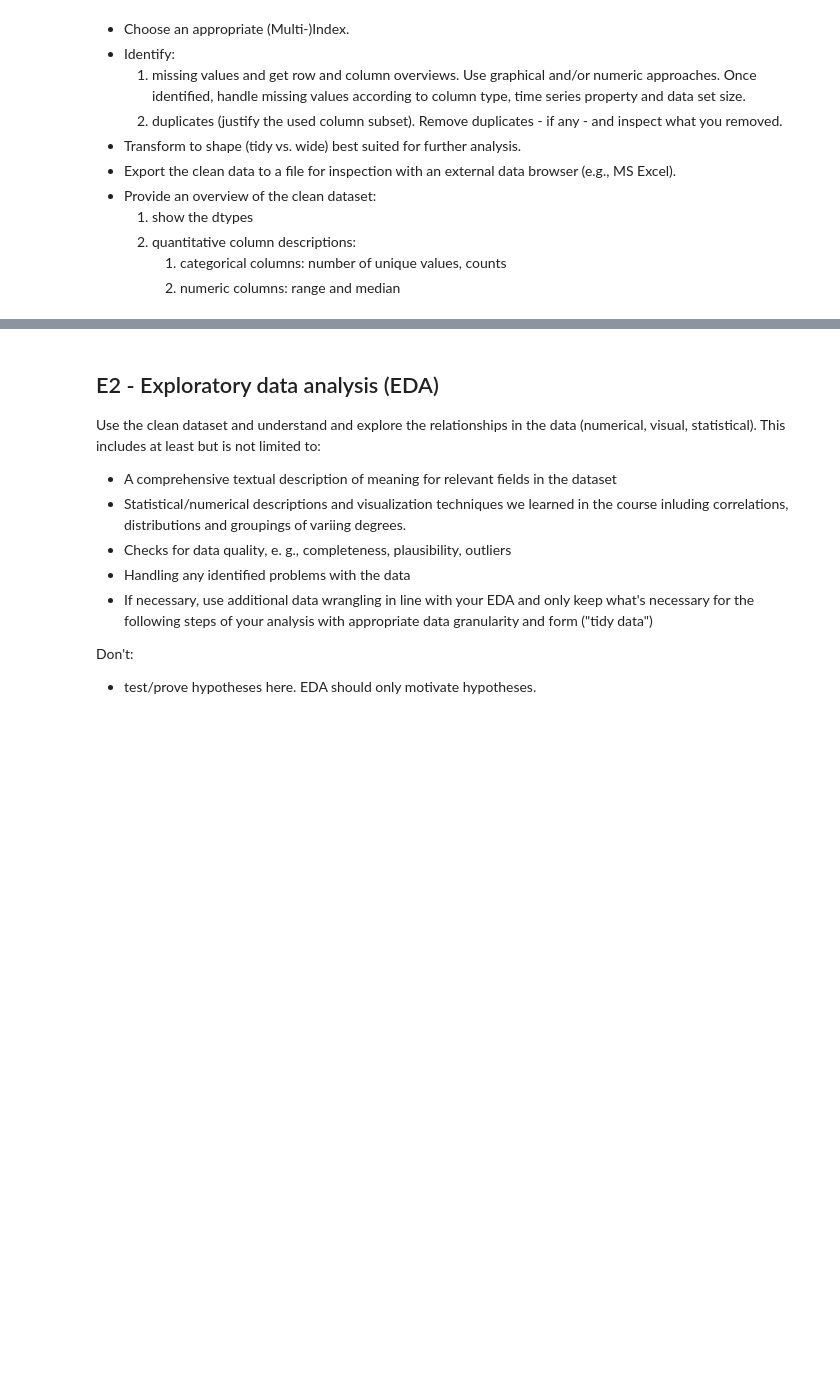
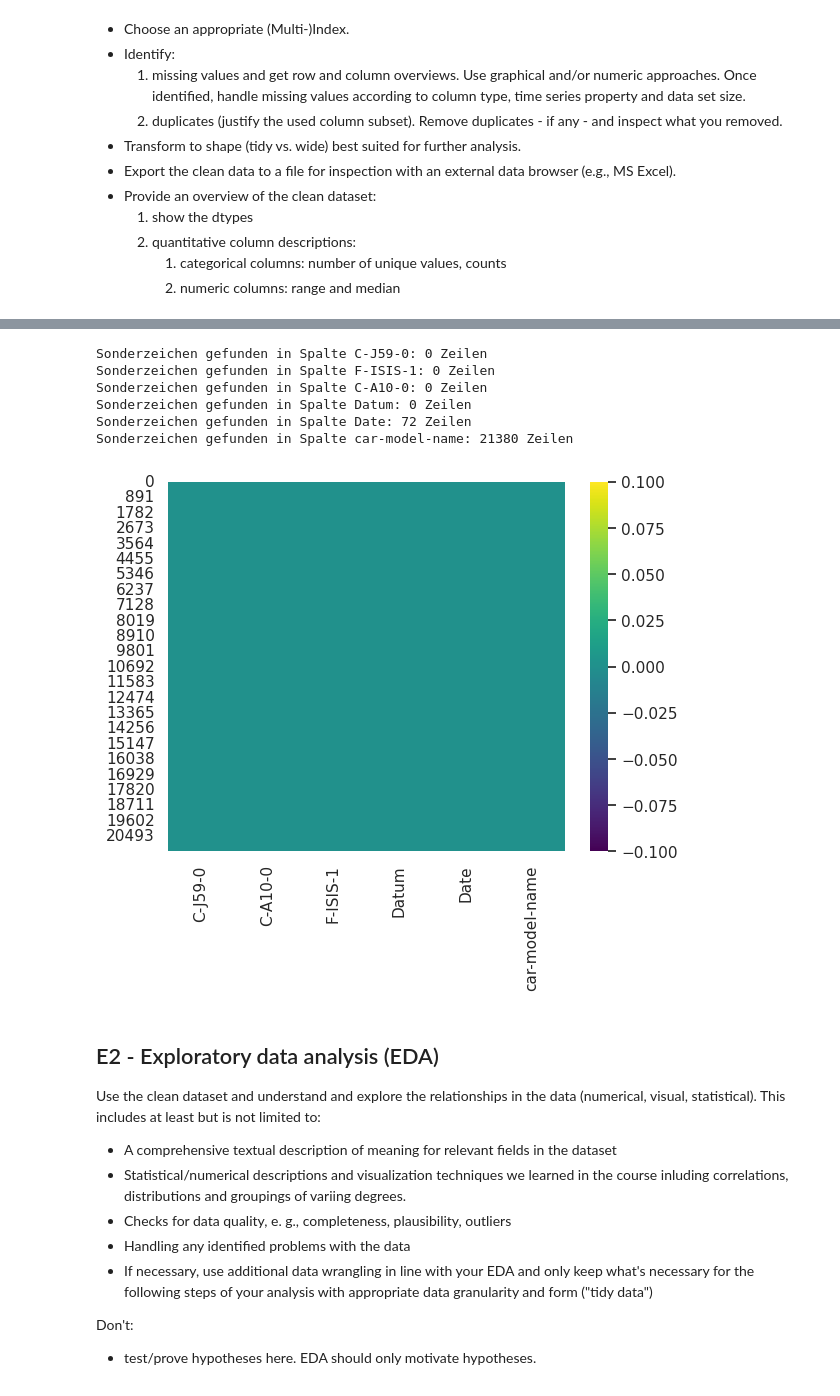
Before and after one commit to dannytheairish/fhtw-data-engineering, a Jupyter notebook: Pkw-Final.ipynb, the cells around one changed output, grey strips where cells are left out. Saved outputs shown, nothing was run; the diff lists cells and outputs as text; code cells hidden in the pictures; blank space fills up the shorter version.

Commit message:
Allgemeines Datensatz mit den Fahrzeugenmodel + Registrierungen und Datum hinzugefügt

```diff
--- a/Pkw-Final.ipynb
+++ b/Pkw-Final.ipynb
@@ -134,3 +134,48 @@ df_electro.to_csv('df_electro.csv')
+# %%
+# Allgemeines Datensatz mit dem Fahrzeug Code gemappt mit dem passenden Fahrzeugmodel sowie die Anzahl der Regestrierungen und das Datum der Registrierung
+df_nmb_of_registrations = pd.read_csv('Data/OGD_fkfzul0759_OD_PkwNZL_1.csv', sep=';')
+df_nmb_of_registrations.drop('C-EK7-0', axis=1, inplace=True)
+
+df_monthly_values = pd.read_csv('Data/OGD_fkfzul0759_OD_PkwNZL_1_C-A10-0.csv', sep=';')
+df_monthly_values.rename(columns={'name': 'Datum', 'en_name': 'Date'}, inplace=True)
+df_monthly_values = df_monthly_values[['code', 'Datum', 'Date']]
+
+df_car_name = pd.read_csv('Data/OGD_fkfzul0759_OD_PkwNZL_1_C-J59-0.csv', sep=';')
+df_car_name.rename(columns={'en_name': 'car-model-name'}, inplace=True)
+df_car_name = df_car_name[['code', 'car-model-name']]
+
+# Mergen der Datensätze
+merged_data = pd.merge(df_nmb_of_registrations, df_monthly_values, left_on='C-A10-0', right_on='code', how='left')
+merged_data = pd.merge(merged_data, df_car_name, left_on='C-J59-0', right_on='code', how='left')
+
+merged_data.drop(['code_x', 'code_y'], axis=1, inplace=True)
+
+# Entfernen von Sonderzeichen
+special_char_pattern = r'[^a-zA-Z0-9äöüÄÖÜß\s-]'
+columns_to_check = ['C-J59-0','F-ISIS-1', 'C-A10-0', 'Datum', 'Date', 'car-model-name']
+
+for column in columns_to_check:
+    merged_data[column] = merged_data[column].astype(str)
+    special_char_rows = merged_data[merged_data[column].str.contains(special_char_pattern, regex=True, na=False)]
+    count_special_chars = special_char_rows.shape[0]
+    merged_data[column] = merged_data[column].str.replace(special_char_pattern, '', regex=True)
+    print(f"Sonderzeichen gefunden in Spalte {column}: {count_special_chars} Zeilen")
+
+
+merged_data['car-model-name'] = merged_data['car-model-name'].str.replace(r'<.*?>|\d+', '', regex=True)
+merged_data['car-model-name'] = merged_data['car-model-name'].str.strip()
+
+sns.heatmap(merged_data.isnull(), cmap='viridis')
+
+merged_data.to_csv('export/Car_registrations_by_name_and_date.csv', index=False)
+# %% [output]
+Sonderzeichen gefunden in Spalte C-J59-0: 0 Zeilen
+Sonderzeichen gefunden in Spalte F-ISIS-1: 0 Zeilen
+Sonderzeichen gefunden in Spalte C-A10-0: 0 Zeilen
+Sonderzeichen gefunden in Spalte Datum: 0 Zeilen
+Sonderzeichen gefunden in Spalte Date: 72 Zeilen
+Sonderzeichen gefunden in Spalte car-model-name: 21380 Zeilen
+[figure, added]
 # %% [markdown]
 ## E2 - Exploratory data analysis (EDA)
 Use the clean dataset and understand and explore the relationships in the data (numerical, visual, statistical). This includes at least but is not limited to:
```
Also changed, not shown: parts of 1 cell of this notebook.
